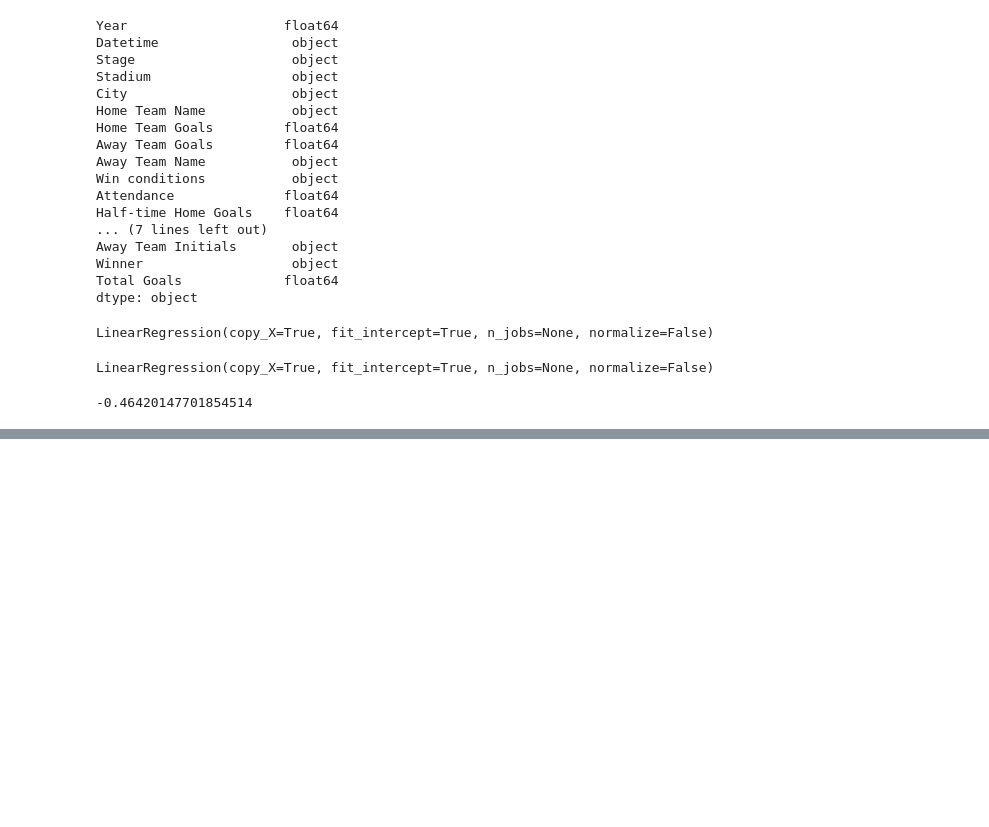
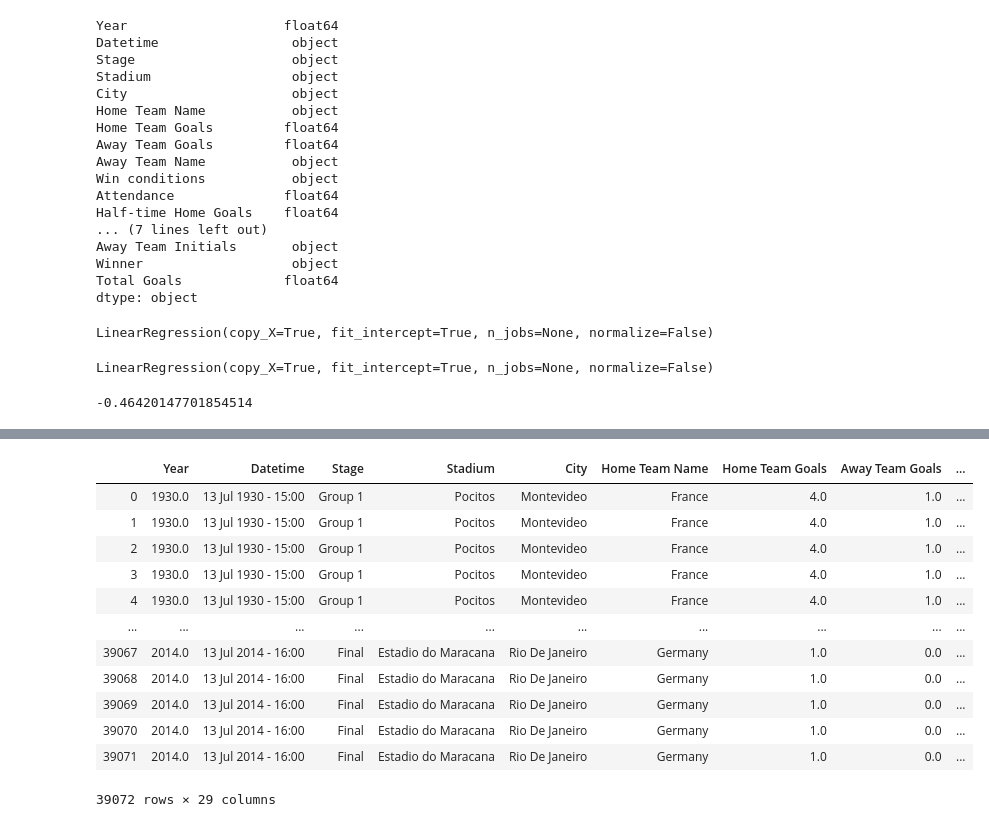
Before and after one commit to alijumani/py4ds, a Jupyter notebook: Final.Project.ipynb, the cells around one changed output, grey strips where cells are left out. Saved outputs shown, nothing was run; the diff lists cells and outputs as text; code cells hidden in the pictures; blank space fills up the shorter version.

```diff
--- a/Final.Project.ipynb
+++ b/Final.Project.ipynb
@@ -311,0 +331,18 @@ predicted = model.predict(xTest)
+# %%
+joined_data_matches_play = pd.merge(WorldCupMatches.dropna(), WorldCupPlayers, on = ['RoundID','MatchID'], how = 'left')
+# %%
+joined_data_matches_play
+# %% [output]
+|  | Year | Datetime | Stage | Stadium | City | Home Team Name | Home Team Goals | Away Team Goals | ... |
+| 0 | 1930.0 | 13 Jul 1930 - 15:00 | Group 1 | Pocitos | Montevideo | France | 4.0 | 1.0 | ... |
+| 1 | 1930.0 | 13 Jul 1930 - 15:00 | Group 1 | Pocitos | Montevideo | France | 4.0 | 1.0 | ... |
+| 2 | 1930.0 | 13 Jul 1930 - 15:00 | Group 1 | Pocitos | Montevideo | France | 4.0 | 1.0 | ... |
+| 3 | 1930.0 | 13 Jul 1930 - 15:00 | Group 1 | Pocitos | Montevideo | France | 4.0 | 1.0 | ... |
+| 4 | 1930.0 | 13 Jul 1930 - 15:00 | Group 1 | Pocitos | Montevideo | France | 4.0 | 1.0 | ... |
+| ... | ... | ... | ... | ... | ... | ... | ... | ... | ... |
+| 39067 | 2014.0 | 13 Jul 2014 - 16:00 | Final | Estadio do Maracana | Rio De Janeiro | Germany | 1.0 | 0.0 | ... |
+| 39068 | 2014.0 | 13 Jul 2014 - 16:00 | Final | Estadio do Maracana | Rio De Janeiro | Germany | 1.0 | 0.0 | ... |
+| 39069 | 2014.0 | 13 Jul 2014 - 16:00 | Final | Estadio do Maracana | Rio De Janeiro | Germany | 1.0 | 0.0 | ... |
+| 39070 | 2014.0 | 13 Jul 2014 - 16:00 | Final | Estadio do Maracana | Rio De Janeiro | Germany | 1.0 | 0.0 | ... |
+| 39071 | 2014.0 | 13 Jul 2014 - 16:00 | Final | Estadio do Maracana | Rio De Janeiro | Germany | 1.0 | 0.0 | ... |
+39072 rows × 29 columns
```
Also changed, not shown: parts of 2 cells of this notebook.
